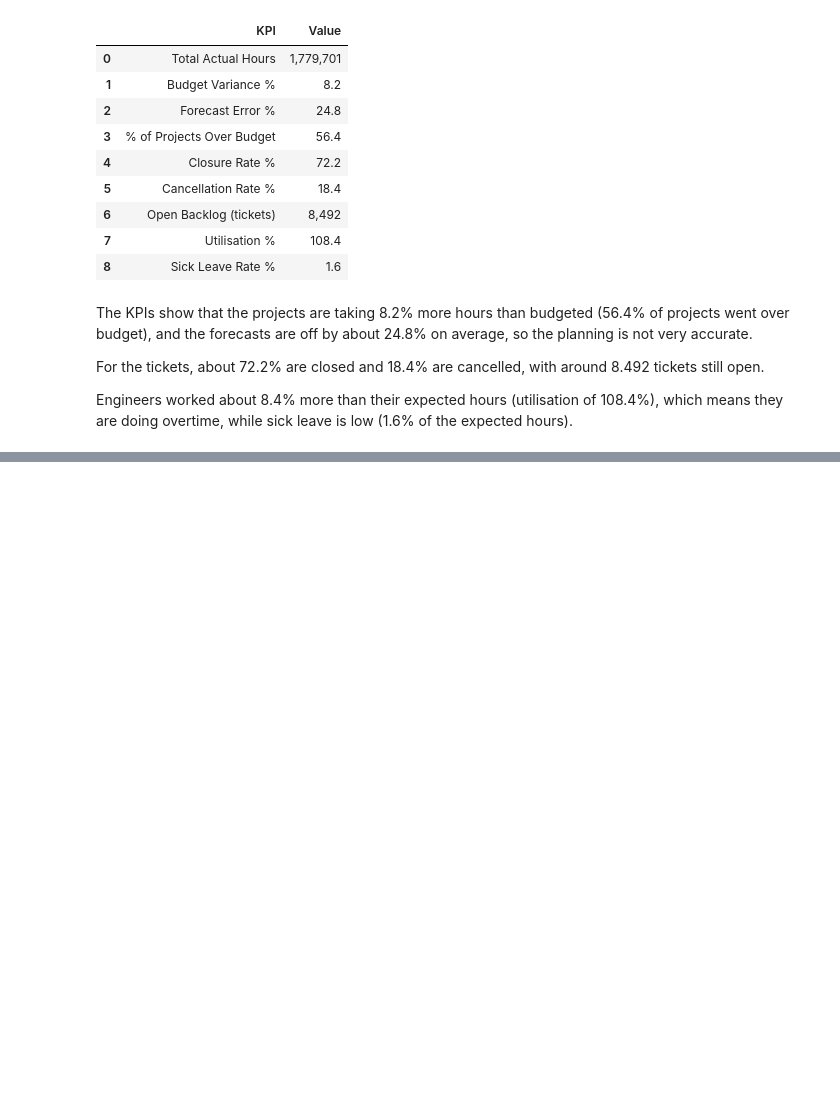
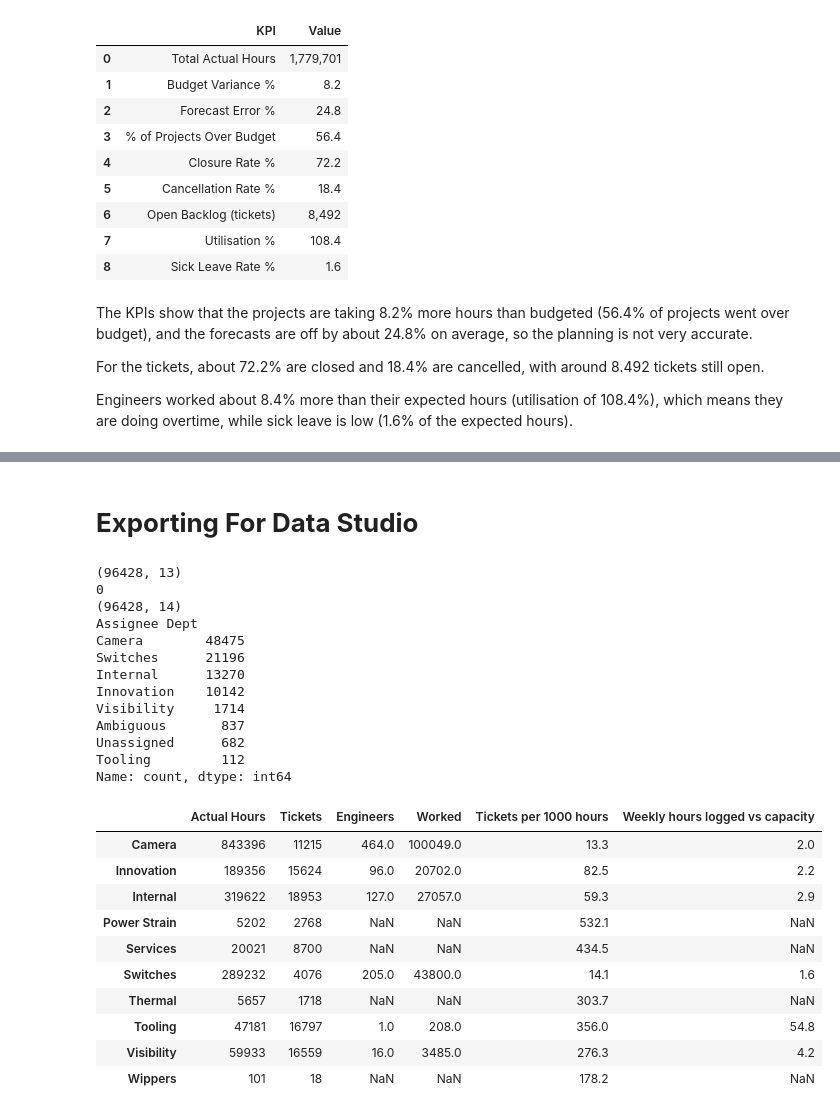
Before and after one commit to nada-2038/Valeo-BI-Business-Case, a Jupyter notebook: valeo-bi-case-study-git-program.ipynb, the cells around one changed output, grey strips where cells are left out. Drawn from its saved outputs; the diff is of its cells as text; code cells hidden in the pictures; blank space fills up the shorter version.

```diff
--- a/valeo-bi-case-study-git-program.ipynb
+++ b/valeo-bi-case-study-git-program.ipynb
@@ -1023,0 +1038,37 @@ Comment on the model performance and your findings from model evaluation. State
+# %% [markdown]
+# **Exporting For Data Studio**
+# %%
+from google.colab import files
+
+Projects_Hours.to_csv('projects_hours_clean.csv', index=False)
+linked.to_csv('tickets_linked_clean.csv', index=False)
+Engineering_Data.to_csv('engineering_data_clean.csv', index=False)
+dept.reset_index().rename(columns={'index': 'Department'}).to_csv('department_summary.csv', index=False)
+
+for f in ['projects_hours_clean.csv', 'tickets_linked_clean.csv', 'engineering_data_clean.csv', 'department_summary.csv']:
+    files.download(f)
+# %% [output]
+(96428, 13)
+0
+(96428, 14)
+Assignee Dept
+Camera        48475
+Switches      21196
+Internal      13270
+Innovation    10142
+Visibility     1714
+Ambiguous       837
+Unassigned      682
+Tooling         112
+Name: count, dtype: int64
+|  | Actual Hours | Tickets | Engineers | Worked | Tickets per 1000 hours | Weekly hours logged vs capacity |
+| Camera | 843396 | 11215 | 464.0 | 100049.0 | 13.3 | 2.0 |
+| Innovation | 189356 | 15624 | 96.0 | 20702.0 | 82.5 | 2.2 |
+| Internal | 319622 | 18953 | 127.0 | 27057.0 | 59.3 | 2.9 |
+| Power Strain | 5202 | 2768 | NaN | NaN | 532.1 | NaN |
+| Services | 20021 | 8700 | NaN | NaN | 434.5 | NaN |
+| Switches | 289232 | 4076 | 205.0 | 43800.0 | 14.1 | 1.6 |
+| Thermal | 5657 | 1718 | NaN | NaN | 303.7 | NaN |
+| Tooling | 47181 | 16797 | 1.0 | 208.0 | 356.0 | 54.8 |
+| Visibility | 59933 | 16559 | 16.0 | 3485.0 | 276.3 | 4.2 |
+| Wippers | 101 | 18 | NaN | NaN | 178.2 | NaN |
```
Also changed, not shown: parts of 20 cells of this notebook.
